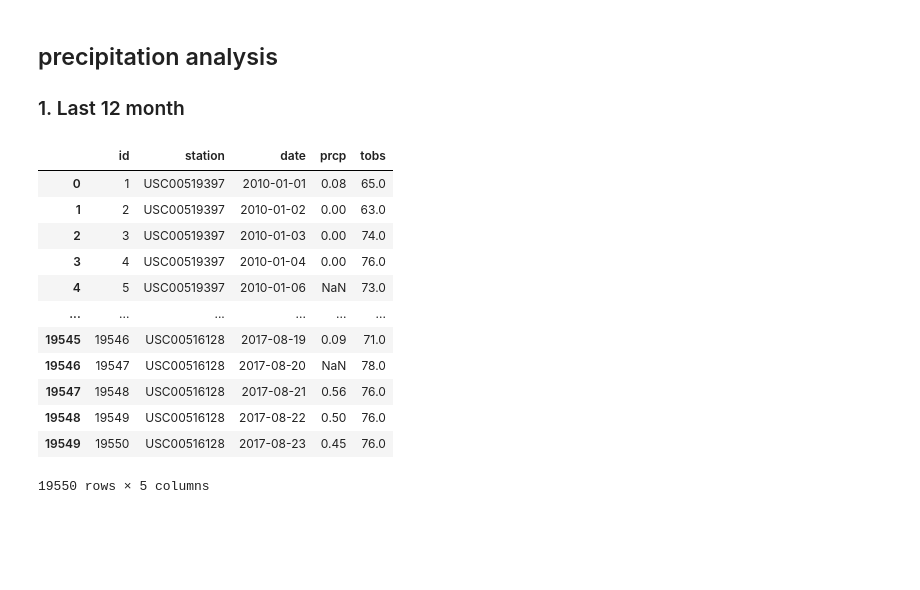
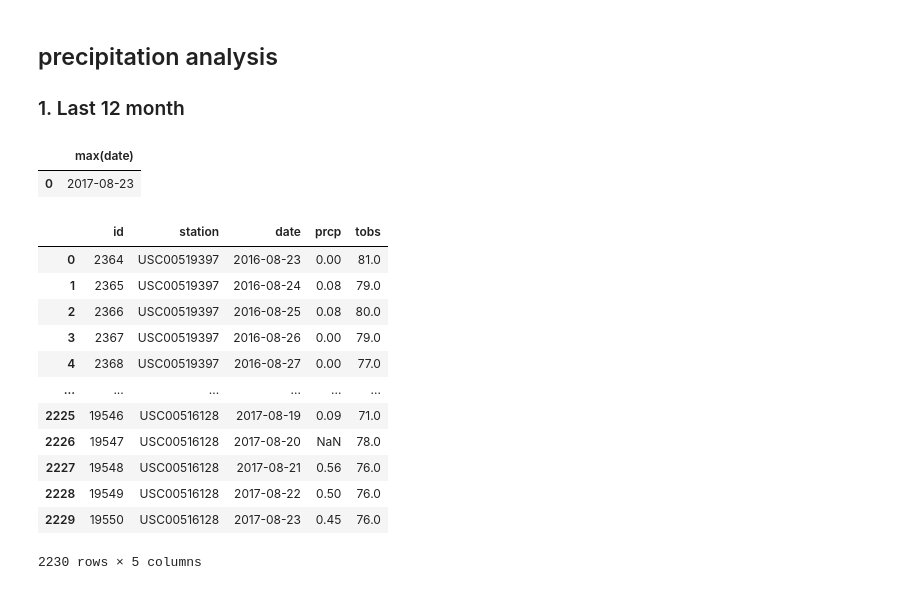
Before and after one commit to AndresJejen/TempPrecipAnalisisAndServer_AFLORE, a Jupyter notebook: DataAnalysis/DataAnalysis.ipynb, the cells around one changed output. Saved outputs shown, nothing was run; the diff lists cells and outputs as text; code cells hidden in the pictures; blank space fills up the shorter version.

```diff
--- a/DataAnalysis/DataAnalysis.ipynb
+++ b/DataAnalysis/DataAnalysis.ipynb
@@ -67,20 +85,40 @@ session = Session(engine)
 ## precipitation analysis
 
 ### 1. Last 12 month
-# %%
-rset = session.query(Measurement).all()
-df =
-# %% [output]
-|  | id | station | date | prcp | tobs |
-| 0 | 1 | USC00519397 | 2010-01-01 | 0.08 | 65.0 |
-| 1 | 2 | USC00519397 | 2010-01-02 | 0.00 | 63.0 |
-| 2 | 3 | USC00519397 | 2010-01-03 | 0.00 | 74.0 |
-| 3 | 4 | USC00519397 | 2010-01-04 | 0.00 | 76.0 |
-| 4 | 5 | USC00519397 | 2010-01-06 | NaN | 73.0 |
-| ... | ... | ... | ... | ... | ... |
-| 19545 | 19546 | USC00516128 | 2017-08-19 | 0.09 | 71.0 |
-| 19546 | 19547 | USC00516128 | 2017-08-20 | NaN | 78.0 |
-| 19547 | 19548 | USC00516128 | 2017-08-21 | 0.56 | 76.0 |
-| 19548 | 19549 | USC00516128 | 2017-08-22 | 0.50 | 76.0 |
-| 19549 | 19550 | USC00516128 | 2017-08-23 | 0.45 | 76.0 |
-19550 rows × 5 columns
+# %%
+query_last_date = """
+    select max(date) from measurement
+"""
+runQuery(query_last_date)
+# %% [output]
+|  | max(date) |
+| 0 | 2017-08-23 |
+# %%
+query_prec_last12 = f"""
+    select * from
+    measurement
+    where date >= date(
+        (
+            {
+                query_last_date
+            }
+        )
+        ,
+        '-12 month'
+    )
+"""
+runQuery(query_prec_last12)
+# %% [output]
+|  | id | station | date | prcp | tobs |
+| 0 | 2364 | USC00519397 | 2016-08-23 | 0.00 | 81.0 |
+| 1 | 2365 | USC00519397 | 2016-08-24 | 0.08 | 79.0 |
+| 2 | 2366 | USC00519397 | 2016-08-25 | 0.08 | 80.0 |
+| 3 | 2367 | USC00519397 | 2016-08-26 | 0.00 | 79.0 |
+| 4 | 2368 | USC00519397 | 2016-08-27 | 0.00 | 77.0 |
+| ... | ... | ... | ... | ... | ... |
+| 2225 | 19546 | USC00516128 | 2017-08-19 | 0.09 | 71.0 |
+| 2226 | 19547 | USC00516128 | 2017-08-20 | NaN | 78.0 |
+| 2227 | 19548 | USC00516128 | 2017-08-21 | 0.56 | 76.0 |
+| 2228 | 19549 | USC00516128 | 2017-08-22 | 0.50 | 76.0 |
+| 2229 | 19550 | USC00516128 | 2017-08-23 | 0.45 | 76.0 |
+2230 rows × 5 columns
```
Also changed, not shown: parts of 18 cells of this notebook, 29 other files.
